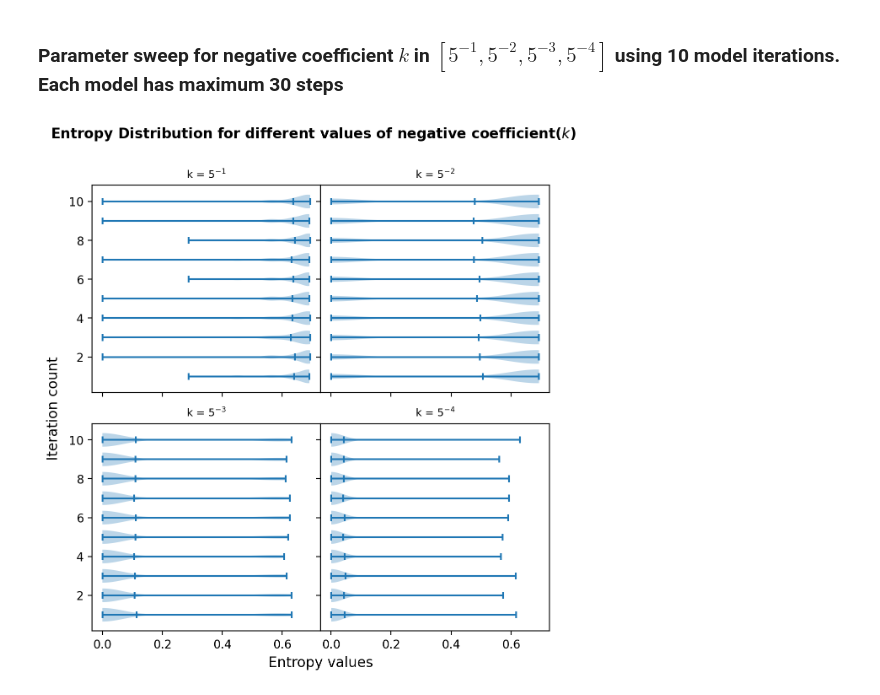
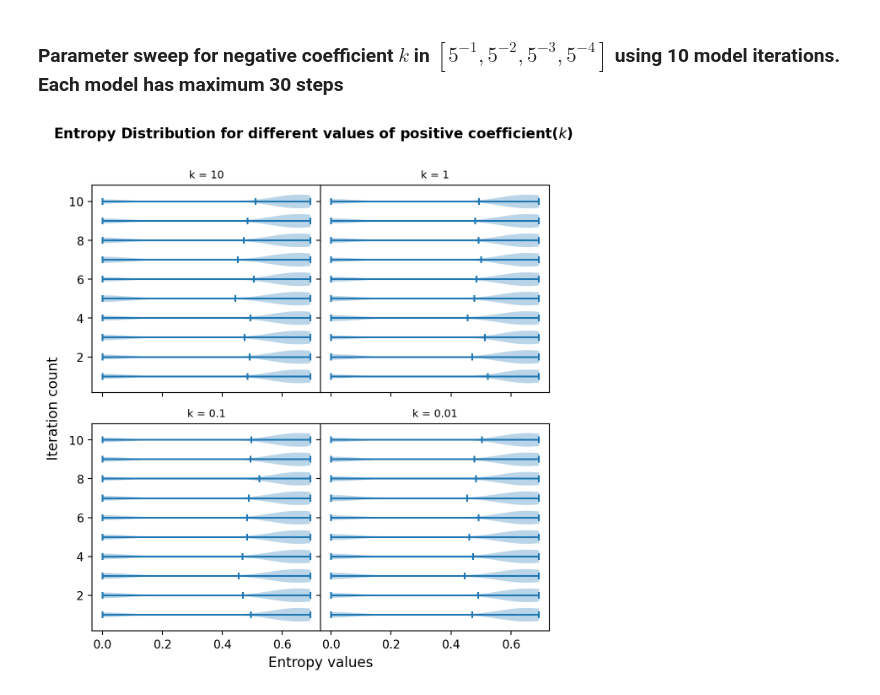
Before and after one commit to kamleshsahoo/CityFormation-ABM, a Jupyter notebook: EvolutionaryCity.ipynb, the cells around one changed output. Cells and saved outputs as stored; diff of their text form; code cells hidden in the pictures.

```diff
--- a/EvolutionaryCity.ipynb
+++ b/EvolutionaryCity.ipynb
@@ -224,7 +224,7 @@ class city_model(Model):
 # %% [markdown]
 ### Now, run the model and collect data
 # %%
-model = city_model() # default params used
+model = city_model(height = 50, width = 50, N=1000, neg_coff = 0) # default params used
 STEPS = 20
 for i in range(STEPS): #run model for some steps
     model.step()
@@ -274,16 +274,27 @@ for i in range(STEPS):
         idx = pops.index(0)
         pops = pops[:idx]
         ranks = ranks[:idx]
-
-    # regression
-    m, b = np.polyfit(np.log(np.array(pops)), np.log(np.array(ranks)), 1)
+    else:
+        idx = len(pops)-1
+        pops = pops[:idx]
+        ranks = ranks[:idx]
+    ## regression interval
+    x = np.linspace(np.log(pops[idx-1]),np.log(pops[0]),3)
+    ## regression
+    slope, intercept, r_value, p_value, std_err = st.linregress(np.log(np.array(pops)), np.log(np.array(ranks)))
+    ## 'scatter' plot and regression line
     fig = plt.figure(dpi=150)
-    plt.plot(np.log(np.array(pops)), m * np.log(np.array(pops)) + b, label="Linear regression fit")
-    plt.loglog(pops, ranks, '.',label='city sizes')
+    plt.plot(np.log(pops), np.log(ranks), '.',label='city sizes')
+    plt.plot(x,slope*x+intercept)
+    ## plot specifics
+    plt.title('slope: {}. R2: {}'.format(slope,r_value**2))
     plt.xlabel('log(population size)')
     plt.ylabel('log(ranks)')
-    plt.legend(loc='lower left',prop={'size': 6})
+    plt.legend(loc='lower left')
     plt.show()
+
     time.sleep(0.5)
     clear_output(wait=True)
+
+print(slope,r_value**2)
 # %% [output]
@@ -352,15 +363,15 @@ OSError: [WinError 10048] Only one usage of each socket address (protocol/networ
 # %% [markdown]
 ### Parameter sweep for negative coefficient $k$ in $[5^{-1},5^{-2},5^{-3},5^{-4}]$ using 10 model iterations. Each model has maximum 30 steps
 # %%
-fixed_params = {"N": 5000,"width": 20,
-               "height": 20, "pos_coff": 1, "activation": 0}
-variable_params = {"neg_coff": [5**-1, 5**-2, 5**-3, 5**-4]}
+fixed_params = {"N": 1000,"width": 20,
+               "height": 20, "neg_coff": 1, "activation": 0}
+variable_params = {"pos_coff": [10, 1, 0.1, 0.01]}
 
 batch_run1 = BatchRunner(city_model,
                         variable_params,
                         fixed_params,
                         iterations = 10,
-                        max_steps = 30,
+                        max_steps = 20,
                         model_reporters={"Entropy": model_entropy, "Ranks": city_ranks})
 batch_run1.run_all()
 # %%
@@ -385,36 +396,36 @@ for i in run_data.iloc[20:30]["Entropy"]:
     for j in i:
         temp.append(j[1])
     entropy_k3.append(temp)
 
 for i in run_data.iloc[30:40]["Entropy"]:
     temp = []
     for j in i:
         temp.append(j[1])
     entropy_k4.append(temp)
 
 fig, axs = plt.subplots(2,2,sharex=True, sharey=True, figsize=(7,7),dpi=200)
 (ax1, ax2), (ax3, ax4) = axs
 
 ax1.violinplot(entropy_k1, vert=False, showmeans=True, widths=0.7)
-ax1.set_title(r'k = $5^{-1}$',fontsize=9)
+ax1.set_title(r'k = 10',fontsize=9)
 
 
 ax2.violinplot(entropy_k2, vert=False, showmeans=True, widths=0.7)
-ax2.set_title(r'k = $5^{-2}$',fontsize=9)
+ax2.set_title(r'k = 1',fontsize=9)
 
 ax3.violinplot(entropy_k3, vert=False, showmeans=True, widths=0.7)
-ax3.set_title(r'k = $5^{-3}$',fontsize=9)
+ax3.set_title(r'k = 0.1',fontsize=9)
 ax4.violinplot(entropy_k4, vert=False, showmeans=True, widths=0.7)
-ax4.set_title(r'k = $5^{-4}$',fontsize=9)
+ax4.set_title(r'k = 0.01',fontsize=9)
 
 
 fig.add_subplot(111, frameon=False)
 plt.tick_params(labelcolor='none', top=False, bottom=False, left=False, right=False)
 plt.xlabel("Entropy values",fontsize=12)
 plt.ylabel("Iteration count",fontsize=12)
 plt.subplots_adjust(wspace=0, hspace=0.15)
-fig.suptitle(r'Entropy Distribution for different values of negative coefficient($k$)',fontweight='bold',fontsize=12)
+fig.suptitle(r'Entropy Distribution for different values of positive coefficient($k$)',fontweight='bold',fontsize=12)
 
 plt.show()
 # %% [output]
-[figure, old version]
+[figure, new version]
```
Also changed, not shown: parts of 4 cells of this notebook.
